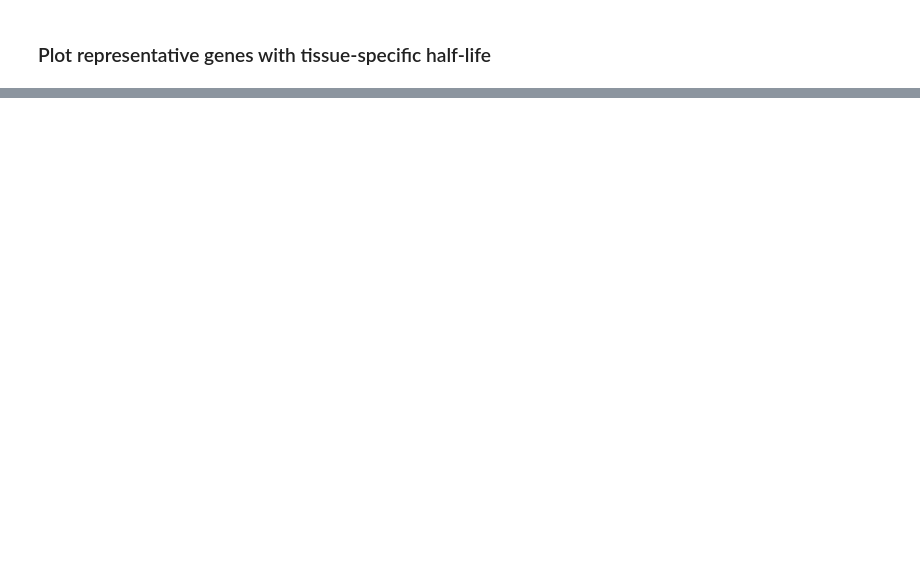
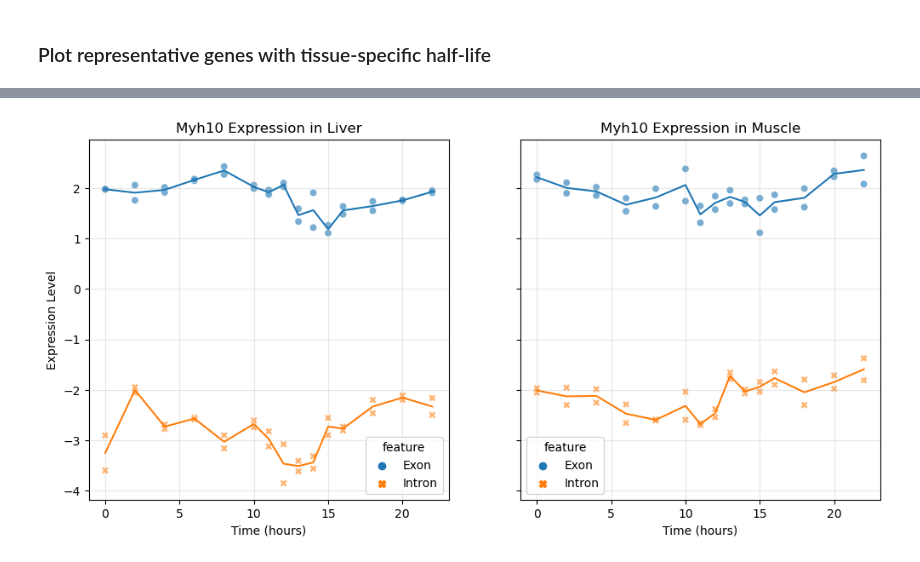
Before and after one commit to GregoirePachebat/group_18, a Jupyter notebook: Week11/Exercise_Week11_12_B_Exercises.ipynb, the cells around one changed output, grey strips where cells are left out. Saved outputs shown, nothing was run; the diff lists cells and outputs as text; code cells hidden in the pictures; blank space fills up the shorter version.

```diff
--- a/Week11/Exercise_Week11_12_B_Exercises.ipynb
+++ b/Week11/Exercise_Week11_12_B_Exercises.ipynb
@@ -680,0 +680,4 @@ Index(['N4bp3', 'Slc19a1', 'Kpnb1', 'Smo', 'Tspan33', 'Crot', 'Mmd', 'Ddx39',
+# %%
+plot_gene_expression(dat_melted, specific_half_life_gene[3])
+# %% [output]
+[figure, added]
```
Also changed, not shown: parts of 4 cells of this notebook.
